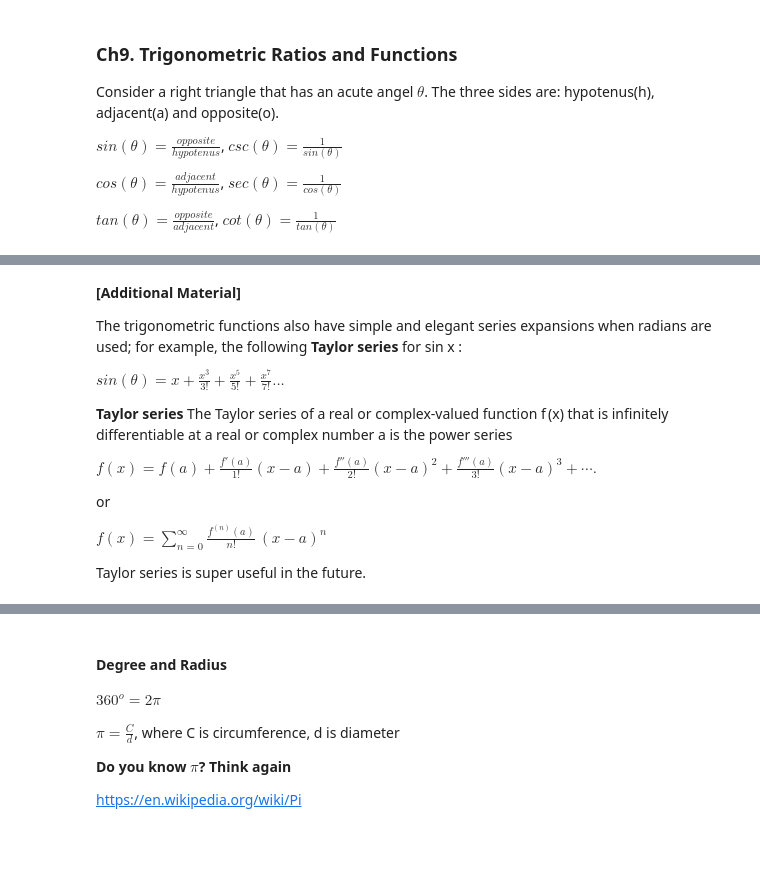
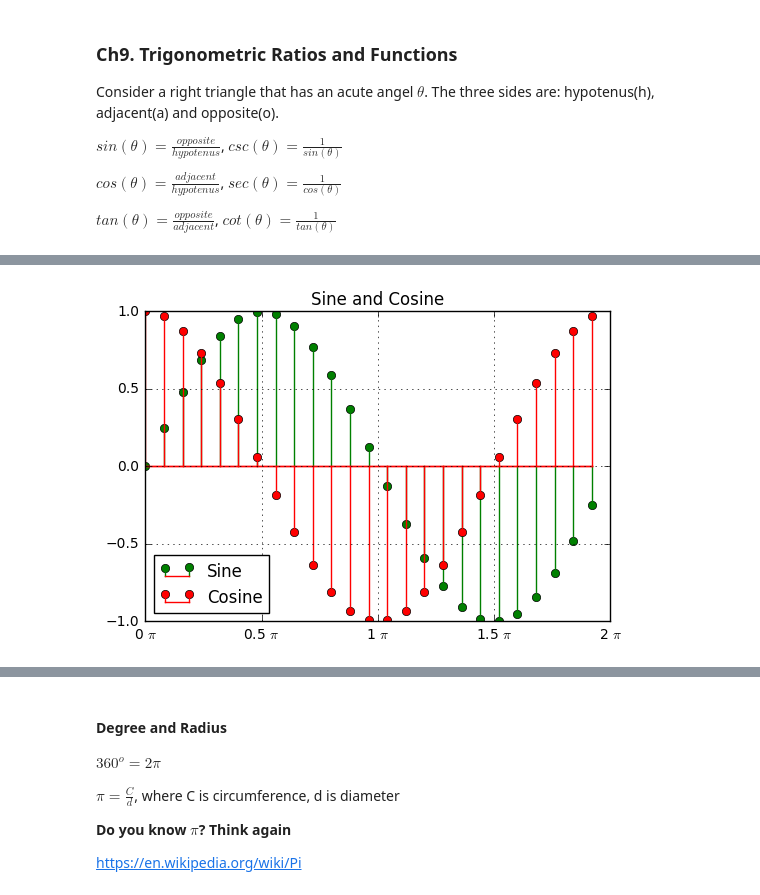
Before and after one commit to apextw/math, a Jupyter notebook: Algebra.ipynb, the cells around one changed output, grey strips where cells are left out. Drawn from its saved outputs; the diff is of its cells as text; code cells hidden in the pictures; blank space fills up the shorter version.

```diff
--- a/Algebra.ipynb
+++ b/Algebra.ipynb
@@ -1400,20 +1400,35 @@ $ tan(\theta) = \frac{opposite}{adjacent}$,    $ cot(\theta) = \frac{1}{tan(\the
 # %% [markdown]
 <p><a href="https://commons.wikimedia.org/wiki/File:Circle-trig6.svg#/media/File:Circle-trig6.svg"><img  width="400" height="300" src="https://upload.wikimedia.org/wikipedia/commons/thumb/9/9d/Circle-trig6.svg/1200px-Circle-trig6.svg.png" alt="Circle-trig6.svg"></a><br>By Original: <a href="https://en.wikipedia.org/wiki/User:Stevenj" class="extiw" title="wikipedia:User:Stevenj">Steven G. Johnson</a> at <a href="https://en.wikipedia.org/wiki/" class="extiw" title="wikipedia:">English Wikipedia</a>
 Derivative work: <a href="//commons.wikimedia.org/w/index.php?title=User:Limaner&amp;action=edit&amp;redlink=1" class="new" title="User:Limaner (page does not exist)">Limaner</a> - <a href="https://en.wikipedia.org/wiki/File:Circle-trig6.png" class="extiw" title="en:File:Circle-trig6.png">Circle-trig6.png</a>, <a href="http://creativecommons.org/licenses/by-sa/3.0/" title="Creative Commons Attribution-Share Alike 3.0">CC BY-SA 3.0</a>, <a href="https://commons.wikimedia.org/w/index.php?curid=770792">Link</a></p>
-# %% [markdown]
-**[Additional Material]**
-
-The trigonometric functions also have simple and elegant series expansions when radians are used; for example, the following **Taylor series** for sin x :
-
-$sin(\theta) = x + \frac{x^3}{3!} + \frac{x^5}{5!} + \frac{x^7}{7!}...$
-
-**Taylor series**
-The Taylor series of a real or complex-valued function f (x) that is infinitely differentiable at a real or complex number a is the power series
-
-$f(x) = {\displaystyle f(a)+{\frac {f'(a)}{1!}}(x-a)+{\frac {f''(a)}{2!}}(x-a)^{2}+{\frac {f'''(a)}{3!}}(x-a)^{3}+\cdots .} $
-
-or
-
-$f(x) = \sum_{n=0}^{\infty }{\frac {f^{(n)}(a)}{n!}}\,(x-a)^{n}$
-
-Taylor series is super useful in the future.
+# %%
+################################################################################
+# Sine and Cosine
+# Author: stevenlee, tw.steven@gmail.com
+# Date: 2017.05.19
+################################################################################
+import matplotlib.pyplot as plt
+import matplotlib.ticker as tck
+import numpy as np
+
+fs = 25 # sample rate: How many point in 1 cycle
+f = 1 # the frequency of the signal (Hz)
+
+x = np.arange(fs)
+rad = [2*np.pi*f * (i/fs) for i in np.arange(fs)]
+tick = [2 * (i/fs) for i in np.arange(fs)] # tick is only for drawing x axis
+y_sin = np.sin(rad)
+y_cos = np.cos(rad)
+
+ax = plt.gca()
+ax.cla()
+ax.xaxis.set_major_formatter(tck.FormatStrFormatter('%g $\pi$'))
+ax.xaxis.set_major_locator(tck.MultipleLocator(base=0.5))
+
+plt.title('Sine and Cosine')
+plt.stem(tick, y_sin, linefmt='g-', markerfmt='go', basefmt='r-',label='Sine')
+plt.stem(tick, y_cos, linefmt='r-', markerfmt='ro', label='Cosine')
+plt.legend(loc=3)
+plt.grid(True)
+plt.show()
+# %% [output]
+[figure, added]
```
Also changed, not shown: parts of 9 cells of this notebook.
